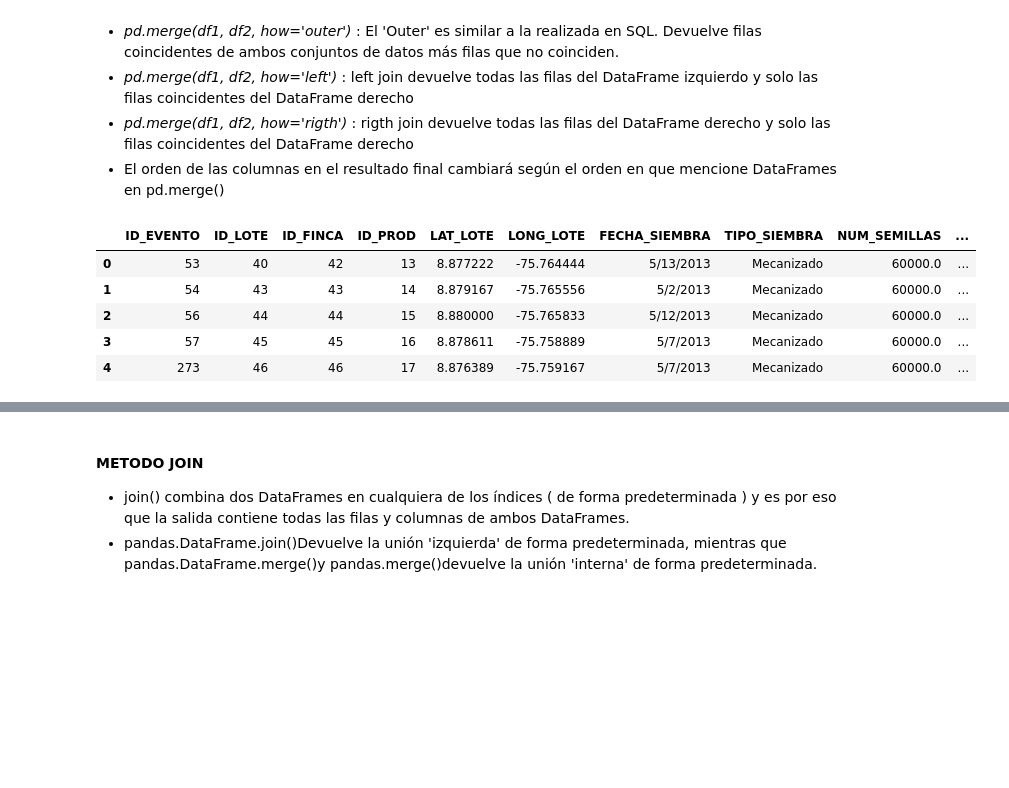
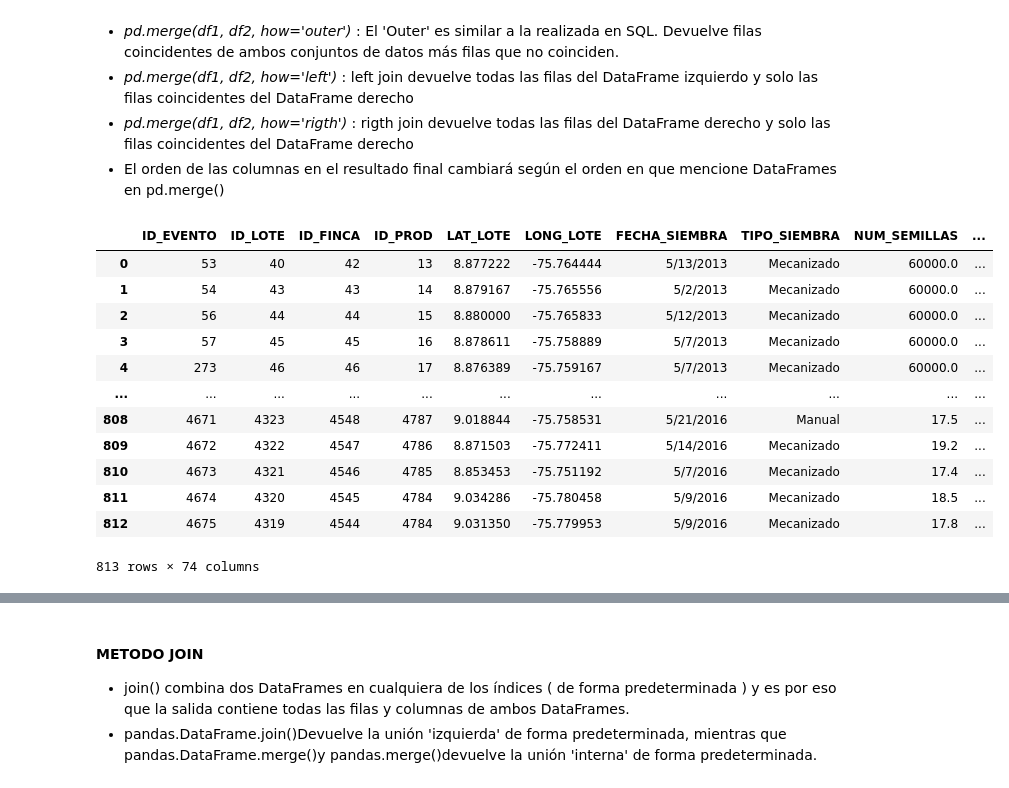
Before and after one commit to GermanMoran/TesisMaestria, a Jupyter notebook: codigos/EDA_CIAT_FENALCE.ipynb, the cells around one changed output, grey strips where cells are left out. Drawn from its saved outputs; the diff is of its cells as text; code cells hidden in the pictures; blank space fills up the shorter version.

```diff
--- a/codigos/EDA_CIAT_FENALCE.ipynb
+++ b/codigos/EDA_CIAT_FENALCE.ipynb
@@ -243,11 +244,18 @@ ref: https://towardsdatascience.com/python-pandas-tricks-3-best-methods-4a909843
 - ️El orden de las columnas en el resultado final cambiará según el orden en que mencione DataFrames en pd.merge()
 # %%
 df_cordoba = pd.merge(df1_ProductionsEvents, df_rasta_maiz_inferida)
-df_cordoba.head(5)
+df_cordoba
 # %% [output]
 |  | ID_EVENTO | ID_LOTE | ID_FINCA | ID_PROD | LAT_LOTE | LONG_LOTE | FECHA_SIEMBRA | TIPO_SIEMBRA | NUM_SEMILLAS | ... |
 | 0 | 53 | 40 | 42 | 13 | 8.877222 | -75.764444 | 5/13/2013 | Mecanizado | 60000.0 | ... |
 | 1 | 54 | 43 | 43 | 14 | 8.879167 | -75.765556 | 5/2/2013 | Mecanizado | 60000.0 | ... |
 | 2 | 56 | 44 | 44 | 15 | 8.880000 | -75.765833 | 5/12/2013 | Mecanizado | 60000.0 | ... |
 | 3 | 57 | 45 | 45 | 16 | 8.878611 | -75.758889 | 5/7/2013 | Mecanizado | 60000.0 | ... |
 | 4 | 273 | 46 | 46 | 17 | 8.876389 | -75.759167 | 5/7/2013 | Mecanizado | 60000.0 | ... |
+| ... | ... | ... | ... | ... | ... | ... | ... | ... | ... | ... |
+| 808 | 4671 | 4323 | 4548 | 4787 | 9.018844 | -75.758531 | 5/21/2016 | Manual | 17.5 | ... |
+| 809 | 4672 | 4322 | 4547 | 4786 | 8.871503 | -75.772411 | 5/14/2016 | Mecanizado | 19.2 | ... |
+| 810 | 4673 | 4321 | 4546 | 4785 | 8.853453 | -75.751192 | 5/7/2016 | Mecanizado | 17.4 | ... |
+| 811 | 4674 | 4320 | 4545 | 4784 | 9.034286 | -75.780458 | 5/9/2016 | Mecanizado | 18.5 | ... |
+| 812 | 4675 | 4319 | 4544 | 4784 | 9.031350 | -75.779953 | 5/9/2016 | Mecanizado | 17.8 | ... |
+813 rows × 74 columns
```
Also changed, not shown: parts of 8 cells of this notebook, 2 other files.
